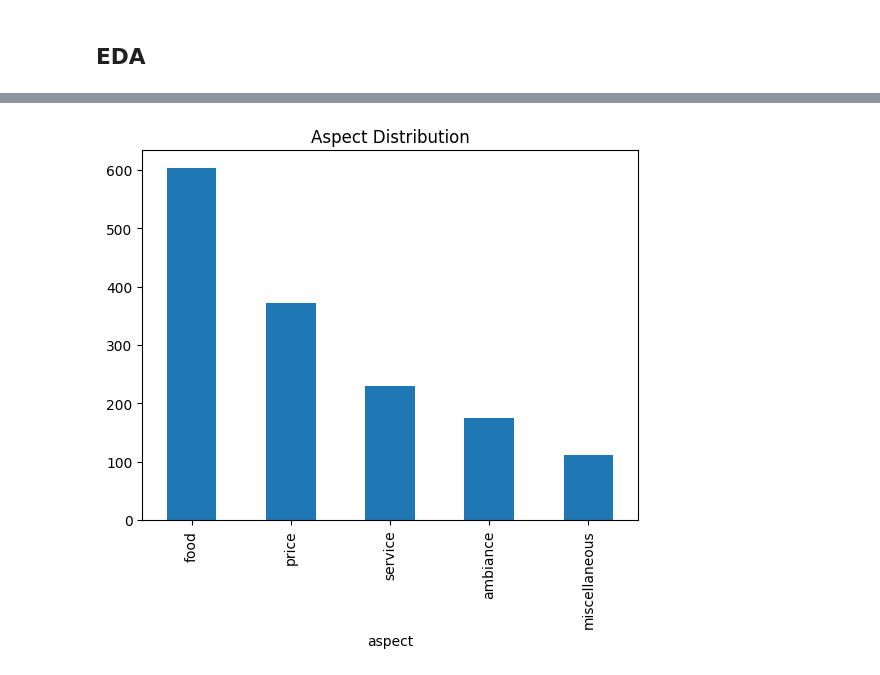
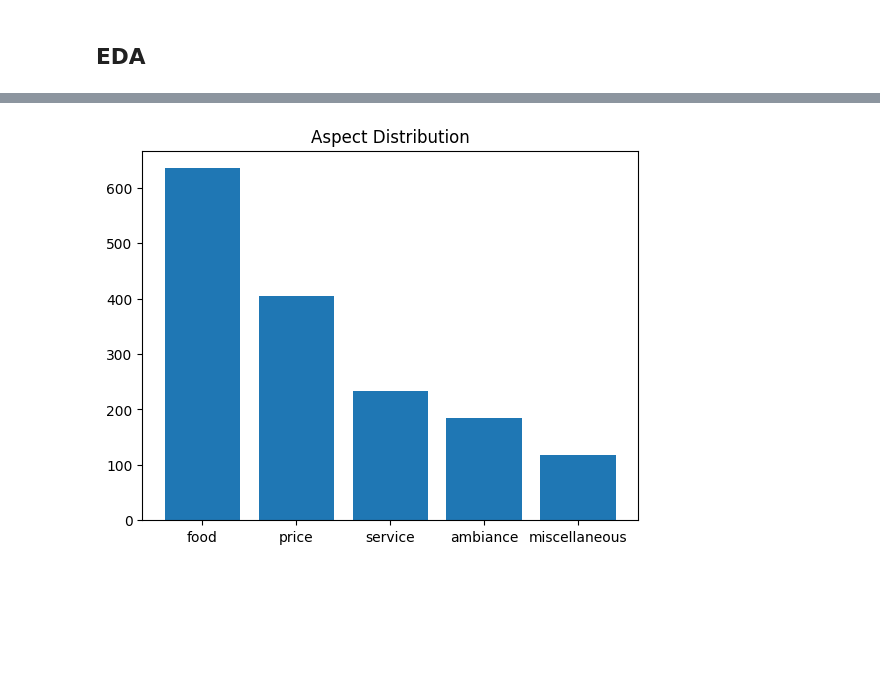
Before and after one commit to zaabinh/3bit-CS221, a Jupyter notebook: preprocessing.ipynb, the cells around one changed output, grey strips where cells are left out. Drawn from its saved outputs; the diff is of its cells as text; code cells hidden in the pictures; blank space fills up the shorter version.

Commit message:
update preprocessing pipeline for aspect classification

```diff
--- a/preprocessing.ipynb
+++ b/preprocessing.ipynb
@@ -143,11 +205,20 @@ def remove_stopwords(text):
+# %%
+nltk.download('wordnet', quiet=True)
+
+def lemmitization(text):
+    """Lemmitize text"""
+    lemmatizer = nltk.stem.WordNetLemmatizer()
+    return ' '.join([lemmatizer.lemmatize(word) for word in text.split()])
 # %%
 import re
 
 def clean_text(text):
+    text = expand_contractions(text)
     text = text.lower()
     text = re.sub(r"[^a-zA-Z0-9\s]", "", text)
     text = re.sub(r"\s+", " ", text).strip()
-    # text = remove_stopwords(text)
+    text = remove_stopwords(text)
+    text = lemmitization(text)
     return text
 
-df['review_en'] = df['review_en'].apply(clean_text)
+df['review_cleaned'] = df['review_en'].apply(clean_text)
@@ -156,7 +224,0 @@ df['review_en'] = df['review_en'].apply(clean_text)
-# %%
-label_map = {
-    'negative': 0,
-    'positive': 1
-}
-
-df['sentiment_encoded'] = df['sentiment'].map(label_map)
@@ -165,3 +224,0 @@ df['sentiment_encoded'] = df['sentiment'].map(label_map)
-# %%
-onehot = pd.get_dummies(df['aspect'], prefix='aspect')
-df = pd.concat([df, onehot], axis=1)
@@ -189,6 +238,7 @@ plt.show()
 # %%
-df['aspect'].value_counts().plot(kind='bar')
+sum_by_aspect = [np.sum(df[x]) for x in aspect_list]
+plt.bar(aspect_list, sum_by_aspect)
 plt.title("Aspect Distribution")
 plt.show()
 # %% [output]
-[figure, old version]
+[figure, new version]
```
Also changed, not shown: parts of 47 cells of this notebook, 2 other files.
